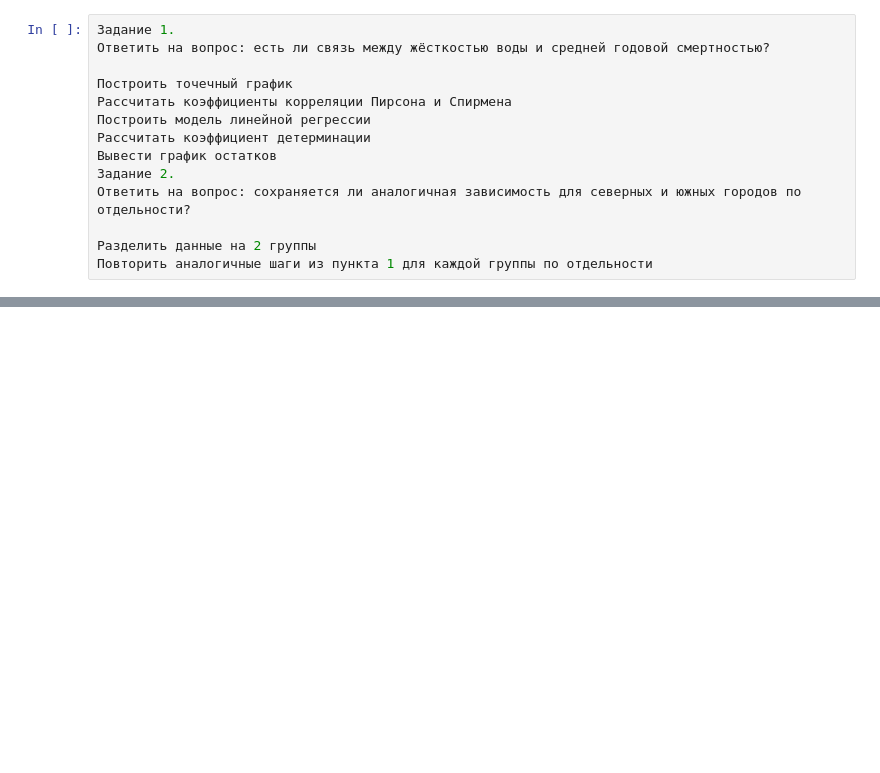
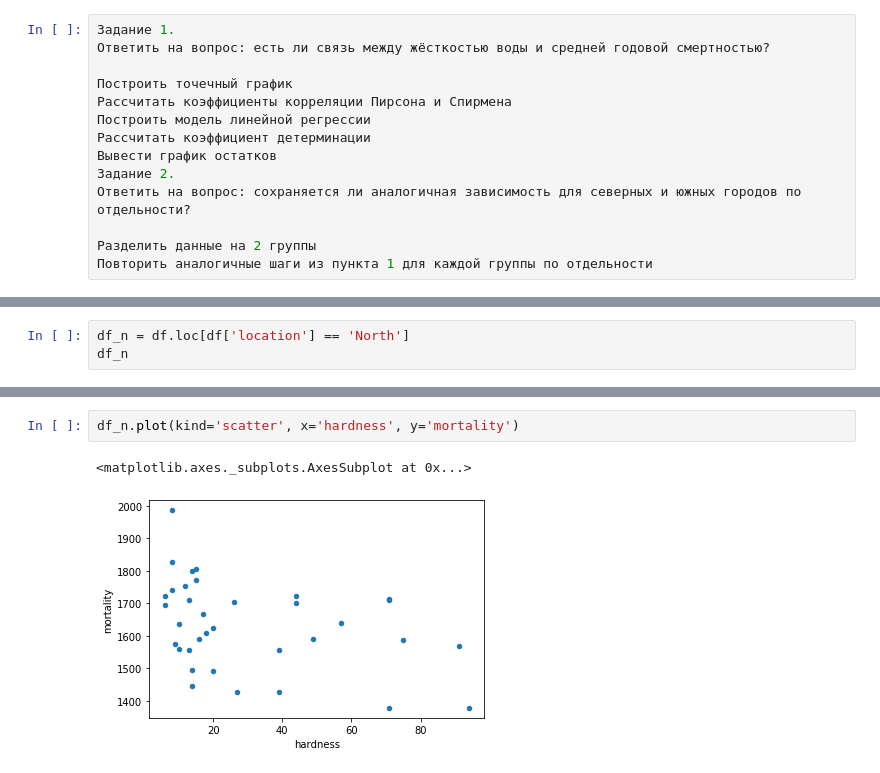
Before and after one commit to Denmag-study/pyton, a Jupyter notebook: Correlation.ipynb, the cells around one changed output, grey strips where cells are left out. Saved outputs shown, nothing was run; the diff lists cells and outputs as text; blank space fills up the shorter version.

```diff
--- a/Correlation.ipynb
+++ b/Correlation.ipynb
@@ -61,0 +114,3 @@ SyntaxError: invalid syntax (<ipython-input-15-2f5860bb8875>, line 1)
+# %%
+df_n = df.loc[df['location'] == 'North']
+df_n
@@ -61,0 +157,5 @@ SyntaxError: invalid syntax (<ipython-input-15-2f5860bb8875>, line 1)
+# %%
+df_n.plot(kind='scatter', x='hardness', y='mortality')
+# %% [output]
+<matplotlib.axes._subplots.AxesSubplot at 0x...>
+[figure, added]
```
Also changed, not shown: parts of 45 cells of this notebook.
